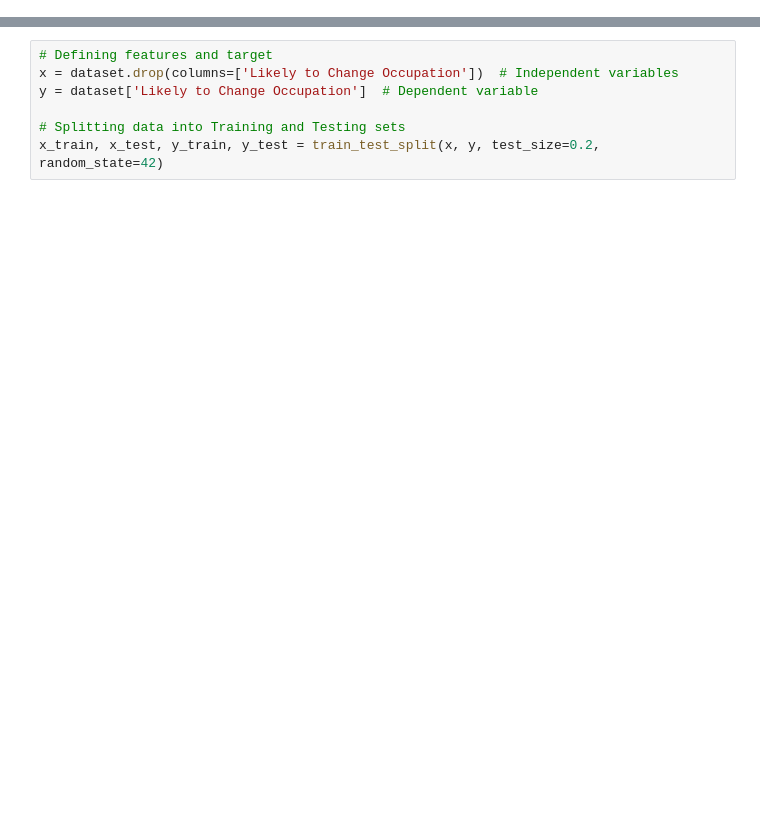
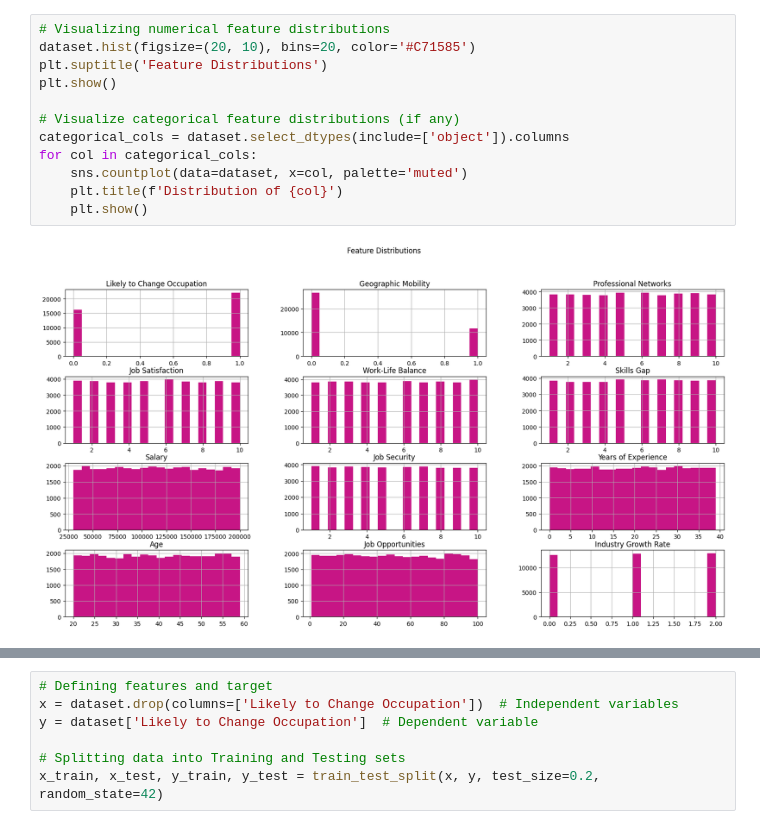
Before and after one commit to edaprgs/Decision-Tree, a Jupyter notebook: Paragoso_Decision Tree.ipynb, the cells around one changed output, grey strips where cells are left out. Saved outputs shown, nothing was run; the diff lists cells and outputs as text; blank space fills up the shorter version.

```diff
--- a/Paragoso_Decision Tree.ipynb
+++ b/Paragoso_Decision Tree.ipynb
@@ -42,0 +103,14 @@ memory usage: 3.5 MB
+# %%
+# Visualizing numerical feature distributions
+dataset.hist(figsize=(20, 10), bins=20, color='#C71585')
+plt.suptitle('Feature Distributions')
+plt.show()
+
+# Visualize categorical feature distributions (if any)
+categorical_cols = dataset.select_dtypes(include=['object']).columns
+for col in categorical_cols:
+    sns.countplot(data=dataset, x=col, palette='muted')
+    plt.title(f'Distribution of {col}')
+    plt.show()
+# %% [output]
+[figure, added]
```
Also changed, not shown: parts of 31 cells of this notebook.
